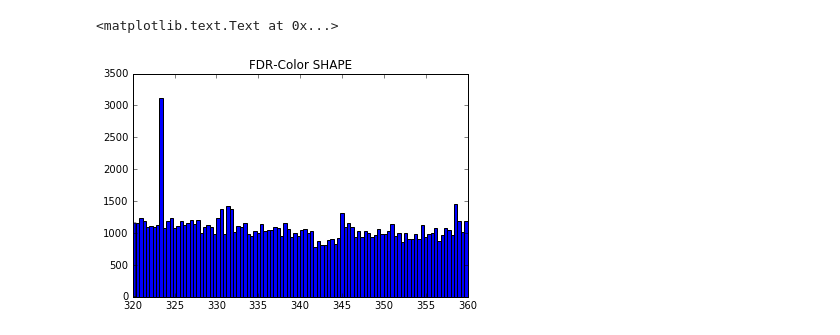
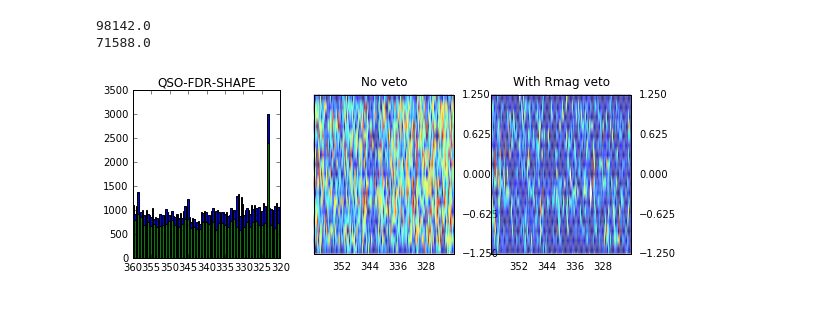
Before and after one commit to bccp/imaginglss-notebooks, a Jupyter notebook: Stripe82-DR2-QSO-w-David.ipynb, the cells around one changed output. Drawn from its saved outputs; the diff is of its cells as text; code cells hidden in the pictures; blank space fills up the shorter version.

```diff
--- a/Stripe82-DR2-QSO-w-David.ipynb
+++ b/Stripe82-DR2-QSO-w-David.ipynb
@@ -82,8 +129,12 @@ def scope():
     QSO &= DECAM_ANYMASK[2] == 0
     QSO &= DECAM_ANYMASK[4] == 0
     return QSO
-QSO = scope()
-data = QSO(cat)['RA']
-_ = hist(data, range=(320, 360), bins=100, weights=ones(len(data)) / (2.5 * 0.4))
-title("DAVID-Color PSF")
+TYPE_QSO_CDR_psf = define_target()
+QSO_CDR_psf = TYPE_QSO_CDR_psf(cat)
+
+spatial = (abs(QSO_CDR_psf['DEC']) < 1.25)
+v = veto.veto((QSO_CDR_psf['RA'], QSO_CDR_psf['DEC']),
+              (bstars['RA'], bstars['DEC']),
+              david_veto_radius(bstars))
+analyze("QSO-CDR-PSF", QSO_CDR_psf, spatial, v)
 # %% [output]
@@ -92,5 +144,5 @@ title("DAVID-Color PSF")
 # %%
-def scope():
+def define_target():
     QSOC  = RFLUX > 10**((22.5-23.0)/2.5)
     QSOC &= GRZFLUX < 10**((22.5-17.0)/2.5)
     QSOC &= RFLUX < 10**(1.3/2.5) * GFLUX
@@ -105,8 +157,13 @@ def scope():
     QSO &= QSOC
     QSO &= TYPE == 'PSF '
     return QSO
-QSO = scope()
-data = QSO(cat)['RA']
-_ = hist(data, range=(320, 360), bins=100, weights=ones(len(data)) / (2.5 * 0.4))
-title("FDR-Color PSF")
+
+TYPE_QSO_FDR_psf = define_target()
+QSO_FDR_psf = TYPE_QSO_FDR_psf(cat)
+
+spatial = (abs(QSO_FDR_psf['DEC']) < 1.25)
+v = veto.veto((QSO_FDR_psf['RA'], QSO_FDR_psf['DEC']),
+              (bstars['RA'], bstars['DEC']),
+              david_veto_radius(bstars))
+analyze("QSO-FDR-PSF", QSO_FDR_psf, spatial, v)
 # %% [output]
@@ -115,24 +173,30 @@ title("FDR-Color PSF")
 # %%
-def scope():
+def define_target():
     QSOC  = RFLUX > 10**((22.5-23.0)/2.5)
     QSOC &= GRZFLUX < 10**((22.5-17.0)/2.5)
     QSOC &= RFLUX < 10**(1.3/2.5) * GFLUX
     QSOC &= ZFLUX > 10**(-0.3/2.5) * RFLUX
     QSOC &= ZFLUX < 10**(1.1/2.5) * RFLUX
     QSOC &= WFLUX * GFLUX > 10**(-1.0/2.5) * ZFLUX * GRZFLUX
     QSOC &= W2FLUX > W1FLUX * 10**(-0.4 / 2.5)
     QSOC &= SNRW1 > 4
     QSOC &= SNRW2 > 2
 
     QSO = BRICK_PRIMARY != 0
     QSO &= QSOC
     QSO &= Max(SHAPEEXP_R,SHAPEDEV_R) < 0.5
     return QSO
 
-QSO = scope()
-data = QSO(cat)['RA']
-_ = hist(data, range=(320, 360), bins=100, weights=ones(len(data)) / (2.5 * 0.4))
-title("FDR-Color SHAPE")
+
+TYPE_QSO_FDR_shape = define_target()
+QSO_FDR_shape = TYPE_QSO_FDR_shape(cat)
+
+spatial = (abs(QSO_FDR_shape['DEC']) < 1.25)
+v = veto.veto((QSO_FDR_shape['RA'], QSO_FDR_shape['DEC']),
+              (bstars['RA'], bstars['DEC']),
+              david_veto_radius(bstars))
+analyze("QSO-FDR-SHAPE", QSO_FDR_shape, spatial, v)
 # %% [output]
-<matplotlib.text.Text at 0x...>
+98142.0
+71588.0
-[figure, old version]
+[figure, new version]
```
Also changed, not shown: parts of 54 cells of this notebook.
